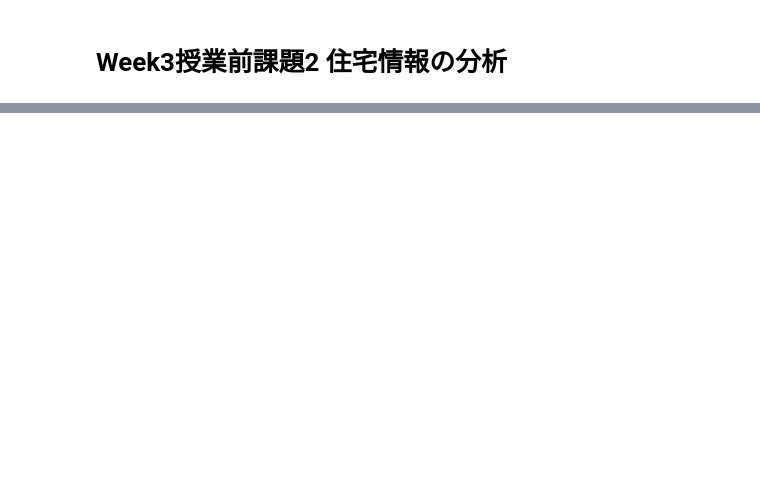
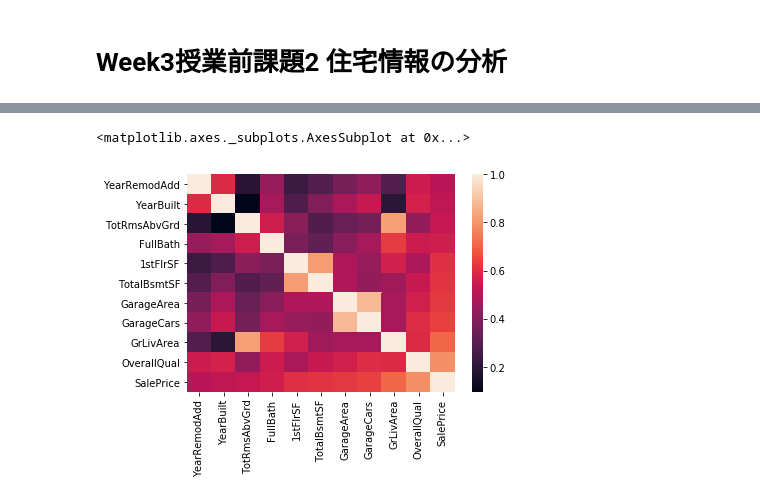
Before and after one commit to tominagashuji/dic_ml, a Jupyter notebook: week03/week3_2.ipynb, the cells around one changed output, grey strips where cells are left out. Saved outputs shown, nothing was run; the diff lists cells and outputs as text; code cells hidden in the pictures; blank space fills up the shorter version.

```diff
--- a/week03/week3_2.ipynb
+++ b/week03/week3_2.ipynb
@@ -16,0 +466,3 @@
+# %%
+d=X_corr.loc['SalePrice'].sort_values()[-11: ]
+d.index
@@ -16,0 +474,4 @@
+# %%
+top_list=d.index
+top_list=list(top_list)
+top_list
@@ -16,0 +490,3 @@
+# %%
+df_number = X.select_dtypes(include='number')
+df_number.loc[: , top_list].head()
@@ -16,0 +500,3 @@
+# %%
+df_top=df_number.ix[: , top_list]
+df_top.corr()
@@ -16,0 +516,5 @@
+# %%
+sns.heatmap(df_top.corr())
+# %% [output]
+<matplotlib.axes._subplots.AxesSubplot at 0x...>
+[figure, added]
```
Also changed, not shown: parts of 38 cells of this notebook, 11 other files.
